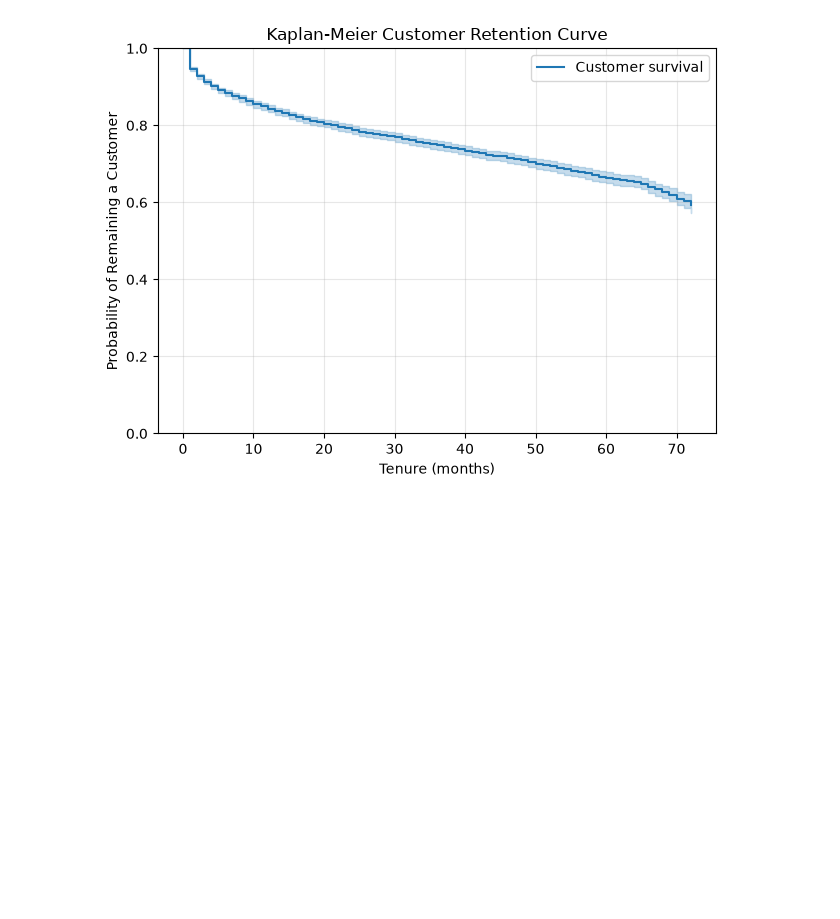
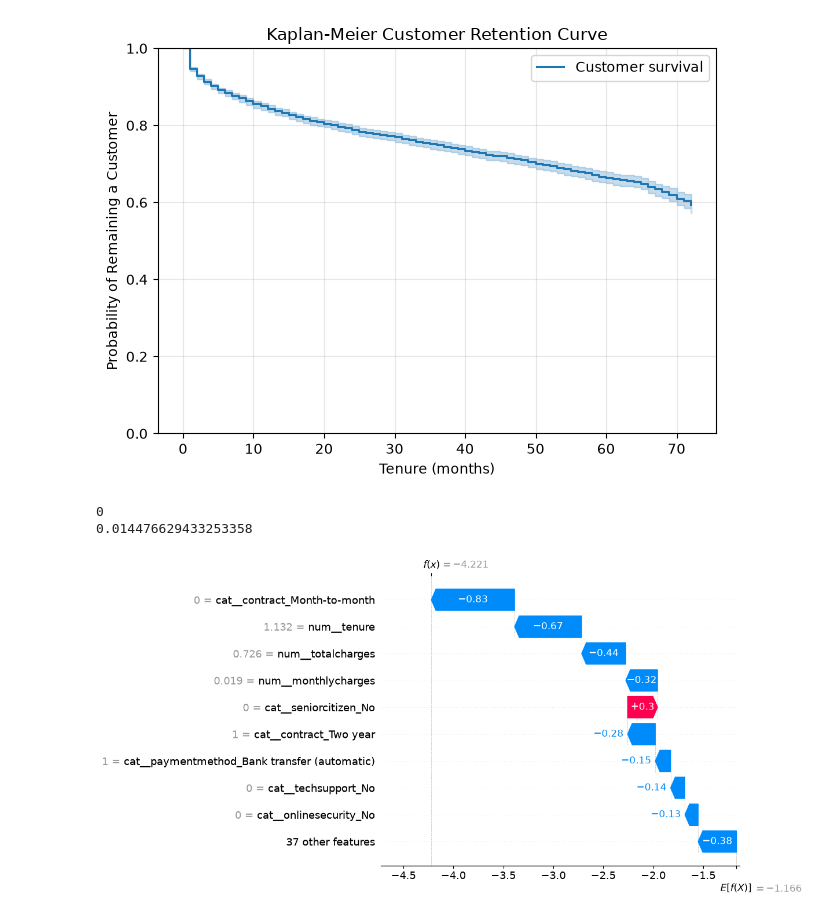
Before and after one commit to Devendra0105/customer-churn-intelligence, a Jupyter notebook: notebooks/Model_training&shap.ipynb, the cells around one changed output. Saved outputs shown, nothing was run; the diff lists cells and outputs as text; code cells hidden in the pictures; blank space fills up the shorter version.

```diff
--- a/notebooks/Model_training&shap.ipynb
+++ b/notebooks/Model_training&shap.ipynb
@@ -192,3 +196,51 @@ plt.tight_layout()
 plt.show()
 # %% [output]
 [figure]
+# %%
+customer = pd.DataFrame([{
+    "gender": "Female",
+    "seniorcitizen": 0,
+    "partner": "Yes",
+    "dependents": "Yes",
+    "tenure": 60,
+    "phoneservice": "Yes",
+    "multiplelines": "Yes",
+    "internetservice": "DSL",
+    "onlinesecurity": "Yes",
+    "onlinebackup": "Yes",
+    "deviceprotection": "Yes",
+    "techsupport": "Yes",
+    "streamingtv": "No",
+    "streamingmovies": "No",
+    "contract": "Two year",
+    "paperlessbilling": "No",
+    "paymentmethod": "Bank transfer (automatic)",
+    "monthlycharges": 65.50,
+    "totalcharges": 3930.00
+}])
+print(ml.predict(customer)[0])
+print(ml.predict_proba(customer)[0,1])
+
+preprocessing = ml.named_steps['preprocessing']
+#use shap to predict and get feature involvation
+
+feature=preprocessing.get_feature_names_out()
+data=preprocessing.transform(customer)
+customer=pd.DataFrame(
+    data,
+    index=customer.index,
+    columns=feature
+)
+
+model=ml.named_steps['model']
+
+
+
+import shap
+explainer=shap.Explainer(model)
+shap_values=explainer(customer)
+shap.plots.waterfall(shap_values[0])
+# %% [output]
+0
+0.014476629433253358
+[figure, added]
```
Also changed, not shown: parts of 3 cells of this notebook, 1 other file.
